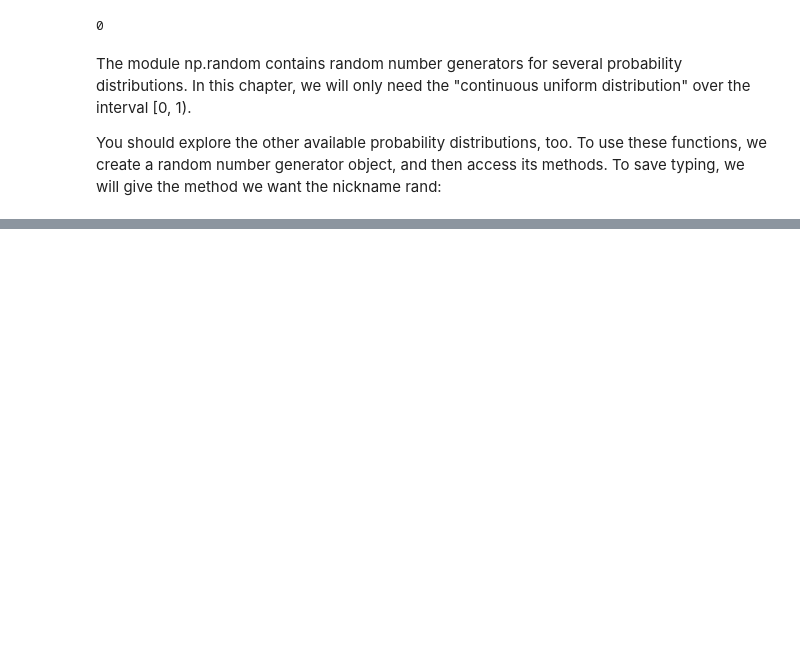
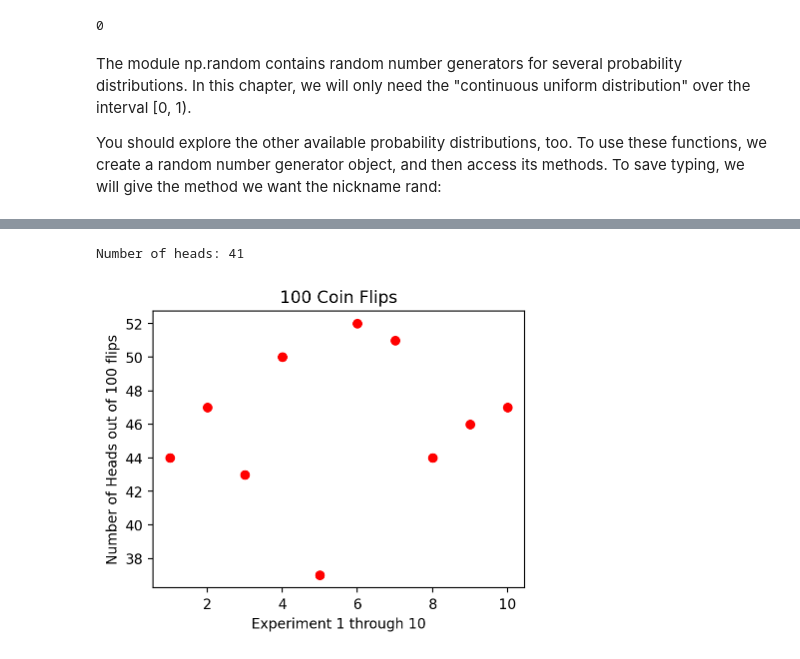
Before and after one commit to e-d-p-9/Physical-Modeling-with-Python, a Jupyter notebook: Ch6/ch6-notes.ipynb, the cells around one changed output, grey strips where cells are left out. Drawn from its saved outputs; the diff is of its cells as text; code cells hidden in the pictures; blank space fills up the shorter version.

Commit message:
add coin flip simulation

```diff
--- a/Ch6/ch6-notes.ipynb
+++ b/Ch6/ch6-notes.ipynb
@@ -371,0 +396,41 @@ To make a series of independing flips, first create an array called samples that
+# %%
+from numpy.random import random as rand
+
+# create an array that contains 100 random numbers generated by rand
+samples = rand(100)
+# convert random samples to simulation of coin flips Heads will be True
+flips = (samples < 0.5)
+# count the number of True values as number of heads flips
+#num_heads = np.sum(flips)
+num_heads = flips.sum()
+# display number of heads
+print(f"Number of heads: {num_heads}")
+
+# repeat this experiment several times to see how likely it is to get 50 heads in 100 flips of a fair coin
+# %% [output]
+Number of heads: 41
+# %%
+# number of times to repeat experiment
+experiment_repititions = 10
+# list to hold number of heads in each 100 flips for each experiment repitition
+experiment_results = []
+
+# perform 100 flips, record the number of heads, and repeat
+for experiment in range(experiment_repititions):
+    # create 100 random flips
+    samples = rand(100)
+    flips = (samples < 0.5)
+    num_heads = flips.sum()
+    # save number of heads and repeat
+    experiment_results.append(num_heads)
+
+x = [i+1 for i in range(experiment_repititions)]
+y = experiment_results
+
+plt.plot(x, y, 'ro')
+plt.xlabel(f"Experiment 1 through {experiment_repititions}")
+plt.ylabel("Number of Heads out of 100 flips")
+plt.title("100 Coin Flips")
+plt.show()
+# %% [output]
+[figure, added]
```
Also changed, not shown: parts of 5 cells of this notebook.
